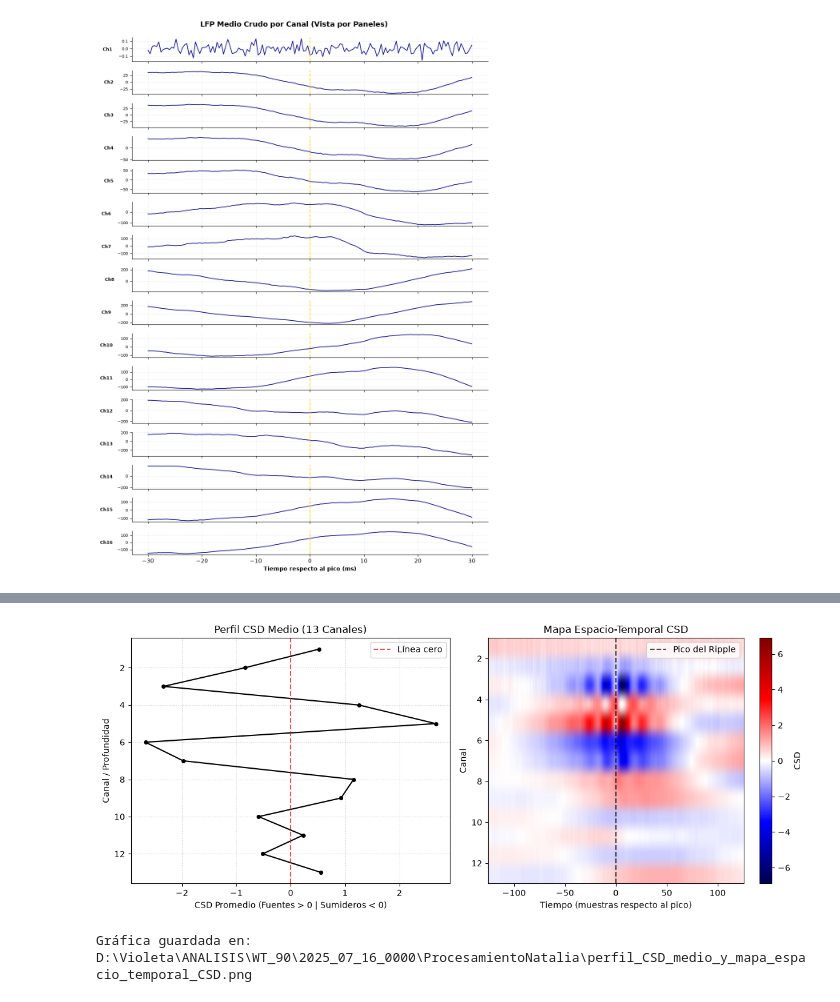
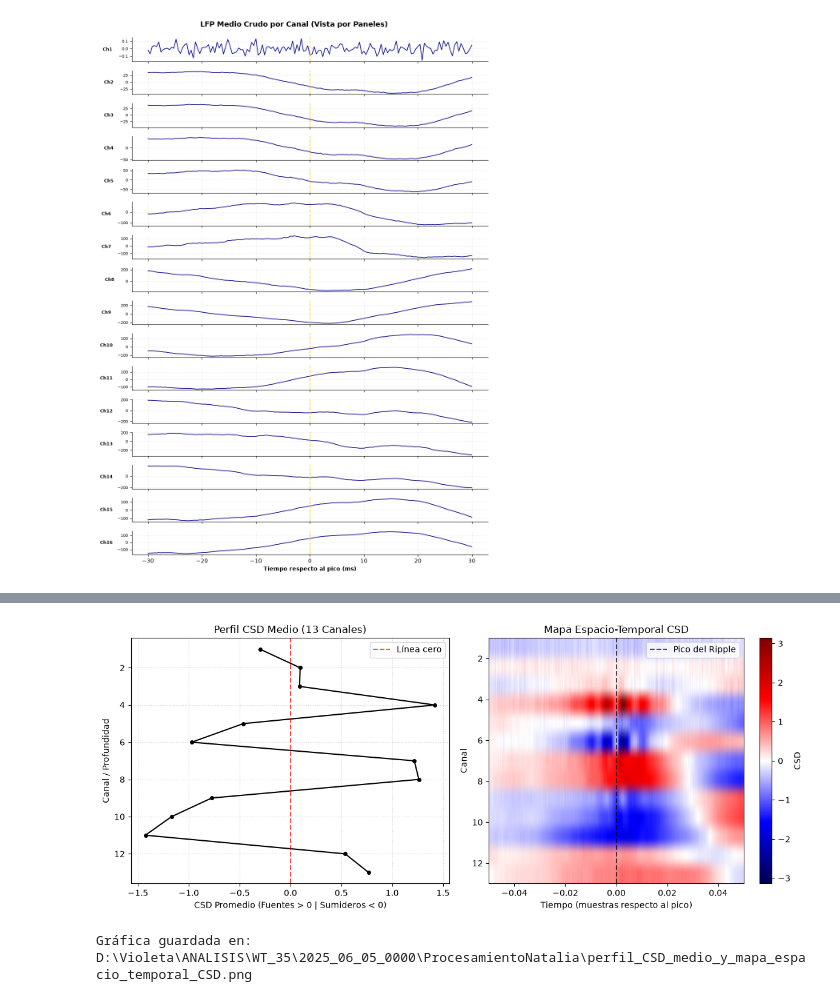
Before and after one commit to nataliasanamo-hue/NPproyect, a Jupyter notebook: CSD_ripples.ipynb, the cells around one changed output, grey strips where cells are left out. Saved outputs shown, nothing was run; the diff lists cells and outputs as text; code cells hidden in the pictures.

```diff
--- a/CSD_ripples.ipynb
+++ b/CSD_ripples.ipynb
@@ -26,7 +26,7 @@ n_channels = 16 # Número de canales del probe
 fs = 2500       # Frecuencia de muestreo (Hz)
 
 # 2. CARGAR EL ARCHIVO DE DATOS
-carpeta_sesion = Path(r"D:\Violeta\ANALISIS\WT_90\2025_07_16_0000")
+carpeta_sesion = Path(r"D:\Violeta\ANALISIS\WT_35\2025_06_05_0000")
 
 archivo_lfp_dat = carpeta_sesion / "LFP_downsampled.dat"
 archivo_ripple_analysis = carpeta_sesion / "analyset" / "rippleAnalysis.mat"
@@ -101,16 +101,15 @@ D:\Violeta\ANALISIS\WT_90\2025_07_16_0000\ProcesamientoNatalia
 # 5. SELECCIÓN DE LOS RIPPLE DETECTADOS
 # Cargar el el archivo .mat que contiene la estructura rippleAnalysis
 with h5py.File(archivo_ripple_analysis, 'r') as f:
-    # Acceder a la estructura rippleAnalysis y extraer iRipsMiddle
-    picos_matlab = f['rippleAnalysis']['iRipSMiddle'][:]
+    # Acceder a la estructura rippleAnalysis y extraer iRipS
+    # Transponer con .T porque h5py invierte el orden de las dimensiones
+    irips_matlab = f['rippleAnalysis']['iRipS'][:].T
 
-# Extraer la variable iRipsMiddle y le restamos 1 para ajustar a Python (base 0)
-# Se usa .flatten() para convertirlo en una lista simple de números
-picos_ripples = picos_matlab.flatten().astype(int) - 1
-num_ripples = len(picos_ripples)
+# Convertir a enteros y le restamos 1 para ajustar a Python (base 0)
+irips_python = irips_matlab.astype(int) - 1
+num_ripples = len(irips_python)
 
 print(f"¡Éxito al cargar el archivo .mat!")
 print(f"Se han detectado {num_ripples} ripples en esta sesión.")
-print(f"El centro del primer ripple está en el punto: {picos_ripples[0]}")
 # %% [output]
 ¡Éxito al cargar el archivo .mat!
@@ -543,7 +558,7 @@ csd_raw = ripple_struct['CSDs']        # Matriz 3D (251 x 13 x 270)
 
 # Promediar sobre los ripples (eje 2) y transponer (.T)
 # Pasar de (tiempo, canales, ripples) -> (tiempo, canales) -> [canales, tiempo]
-csd_matrix = np.mean(csd_raw, axis=2).T
+csd_matrix = -1 * np.mean(csd_raw, axis=2).T
 
 # Extraemos las dimensiones dinámicamente (se adapta a cualquier ratón/sesión)
 n_canales, n_muestras = csd_matrix.shape
@@ -566,35 +581,36 @@ plt.plot(csd_medio_canal, canales, '-o', color='black', linewidth=1.5, markersiz
 plt.axvline(0, color='red', linestyle='--', alpha=0.7, label='Línea cero')
 plt.gca().invert_yaxis()  # Canal 1 en la parte superior (superficie)
 plt.xlabel('CSD Promedio (Fuentes > 0 | Sumideros < 0)')
 plt.ylabel('Canal / Profundidad')
 plt.title(f'Perfil CSD Medio ({n_canales} Canales)')
 plt.grid(True, linestyle=':', alpha=0.6)
 plt.legend()
 
 # --- Subplot 2: Mapa Espacio-Temporal 2D ---
 plt.subplot(1, 2, 2)
 vmax = np.max(np.abs(csd_matrix))  # Escala simétrica para centrar el cero
+
 im = plt.imshow(csd_matrix, aspect='auto', cmap='seismic', vmin=-vmax, vmax=vmax,
-                extent=[-n_muestras/2, n_muestras/2, n_canales, 1])
+                extent=[tiempo[0], tiempo[-1], n_canales, 1])
 
 cbar = plt.colorbar(im)
 cbar.set_label('CSD')
 plt.axvline(0, color='black', linestyle='--', alpha=0.7, label='Pico del Ripple')
 plt.xlabel('Tiempo (muestras respecto al pico)')
 plt.ylabel('Canal')
 plt.title('Mapa Espacio-Temporal CSD')
 plt.legend(loc='upper right')
 
 plt.tight_layout()
 
 # Guardar figura en la carpeta ProcesamientoNatalia
 ruta_figura_power = carpeta_resultados / "perfil_CSD_medio_y_mapa_espacio_temporal_CSD.png"
 plt.savefig(ruta_figura_power, dpi=300)
 plt.show()
 
 print(f"Gráfica guardada en:\n{ruta_figura_power}")
 # %% [output]
-[figure, old version]
+[figure, new version]
 Gráfica guardada en:
-D:\Violeta\ANALISIS\WT_90\2025_07_16_0000\ProcesamientoNatalia\perfil_CSD_medio_y_mapa_espacio_temporal_CSD.png
+D:\Violeta\ANALISIS\WT_35\2025_06_05_0000\ProcesamientoNatalia\perfil_CSD_medio_y_mapa_espacio_temporal_CSD.png
 # %%
```
Also changed, not shown: parts of 9 cells of this notebook.
